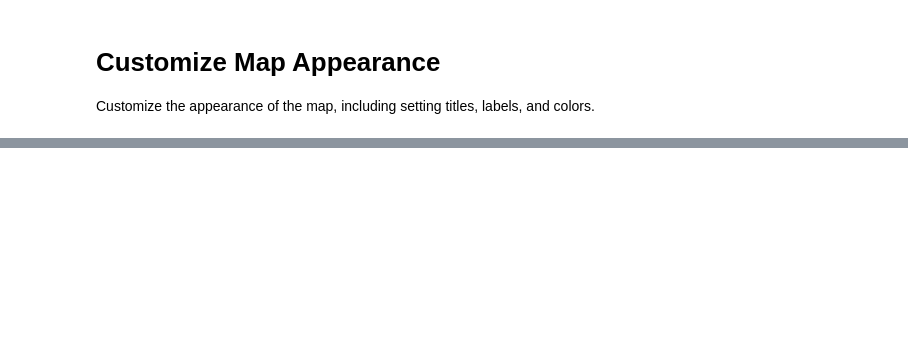
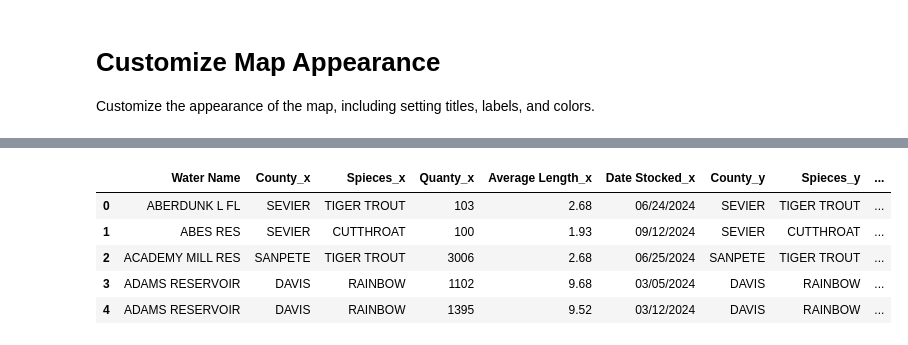
Before and after one commit to Daxton-Furniss/COMP-5960_Project, a Jupyter notebook: Map_utah_temp.ipynb, the cells around one changed output, grey strips where cells are left out. Saved outputs shown, nothing was run; the diff lists cells and outputs as text; code cells hidden in the pictures; blank space fills up the shorter version.

```diff
--- a/Map_utah_temp.ipynb
+++ b/Map_utah_temp.ipynb
@@ -230,3 +230,22 @@ with output:
 # %% [output]
 [interactive output not drawn]
 [interactive output not drawn]
+# %%
+# Load the first CSV file
+csv_data_1 = pd.read_csv('Stocking_All_Years.csv')
+
+# Load the second CSV file
+csv_data_2 = pd.read_csv('output_with_geocodes.csv')  # Replace with the actual file name
+
+# Merge the two dataframes on the 'Water Name' column
+merged_data = pd.merge(csv_data_1, csv_data_2, on='Water Name', how='inner')
+
+# Display the first few rows of the merged dataframe
+merged_data.head()
+# %% [output]
+|  | Water Name | County_x | Spieces_x | Quanty_x | Average Length_x | Date Stocked_x | County_y | Spieces_y | ... |
+| 0 | ABERDUNK L FL | SEVIER | TIGER TROUT | 103 | 2.68 | 06/24/2024 | SEVIER | TIGER TROUT | ... |
+| 1 | ABES RES | SEVIER | CUTTHROAT | 100 | 1.93 | 09/12/2024 | SEVIER | CUTTHROAT | ... |
+| 2 | ACADEMY MILL RES | SANPETE | TIGER TROUT | 3006 | 2.68 | 06/25/2024 | SANPETE | TIGER TROUT | ... |
+| 3 | ADAMS RESERVOIR | DAVIS | RAINBOW | 1102 | 9.68 | 03/05/2024 | DAVIS | RAINBOW | ... |
+| 4 | ADAMS RESERVOIR | DAVIS | RAINBOW | 1395 | 9.52 | 03/12/2024 | DAVIS | RAINBOW | ... |
```
Also changed, not shown: parts of 7 cells of this notebook.
